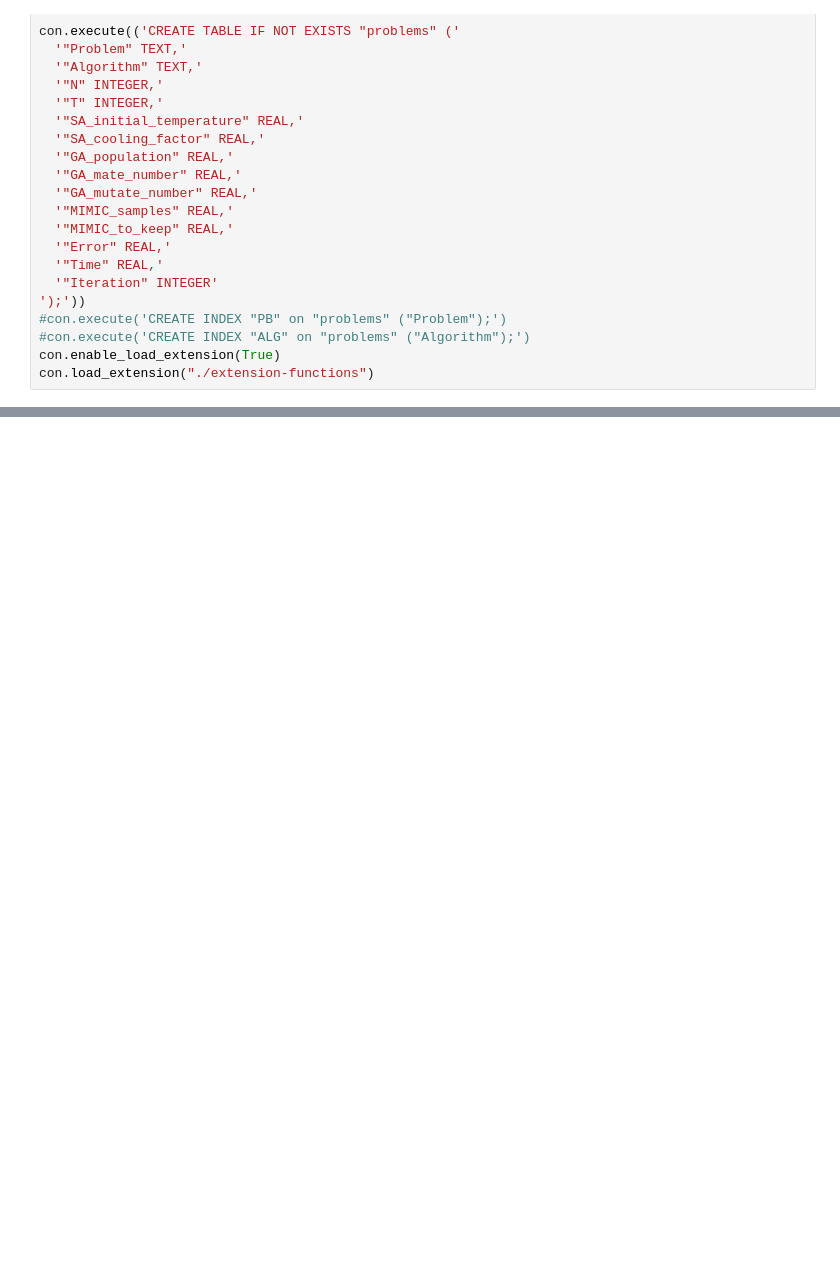
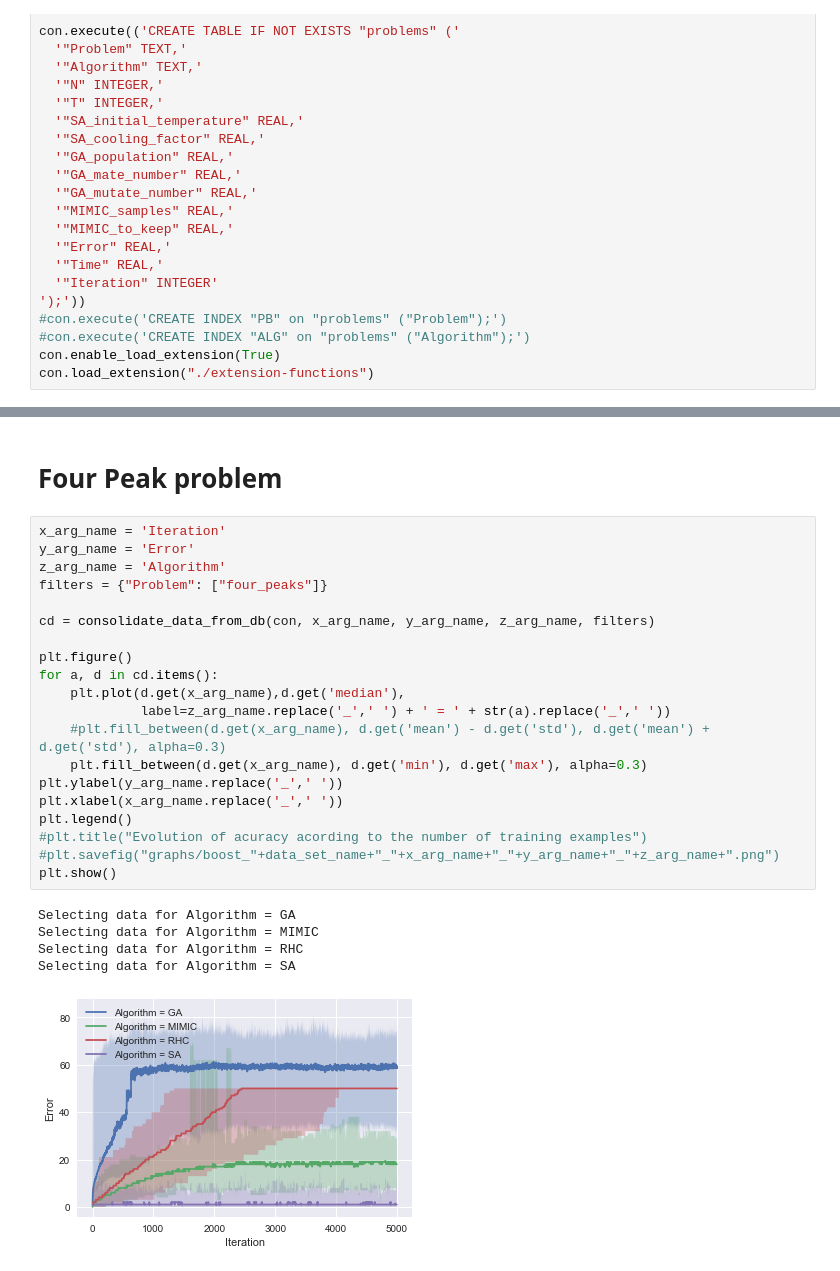
Before and after one commit to anliec/ML_homework_random, a Jupyter notebook: plotter/Problems.ipynb, the cells around one changed output, grey strips where cells are left out. Drawn from its saved outputs; the diff is of its cells as text; blank space fills up the shorter version.

```diff
--- a/plotter/Problems.ipynb
+++ b/plotter/Problems.ipynb
@@ -140,0 +170,28 @@ for v in cd.values():
+# %% [markdown]
+# Four Peak problem
+# %%
+x_arg_name = 'Iteration'
+y_arg_name = 'Error'
+z_arg_name = 'Algorithm'
+filters = {"Problem": ["four_peaks"]}
+
+cd = consolidate_data_from_db(con, x_arg_name, y_arg_name, z_arg_name, filters)
+
+plt.figure()
+for a, d in cd.items():
+    plt.plot(d.get(x_arg_name),d.get('median'),
+             label=z_arg_name.replace('_',' ') + ' = ' + str(a).replace('_',' '))
+    #plt.fill_between(d.get(x_arg_name), d.get('mean') - d.get('std'), d.get('mean') + d.get('std'), alpha=0.3)
+    plt.fill_between(d.get(x_arg_name), d.get('min'), d.get('max'), alpha=0.3)
+plt.ylabel(y_arg_name.replace('_',' '))
+plt.xlabel(x_arg_name.replace('_',' '))
+plt.legend()
+#plt.title("Evolution of acuracy acording to the number of training examples")
+#plt.savefig("graphs/boost_"+data_set_name+"_"+x_arg_name+"_"+y_arg_name+"_"+z_arg_name+".png")
+plt.show()
+# %% [output]
+Selecting data for Algorithm = GA
+Selecting data for Algorithm = MIMIC
+Selecting data for Algorithm = RHC
+Selecting data for Algorithm = SA
+[figure, added]
```
Also changed, not shown: parts of 14 cells of this notebook, 1 other file.
